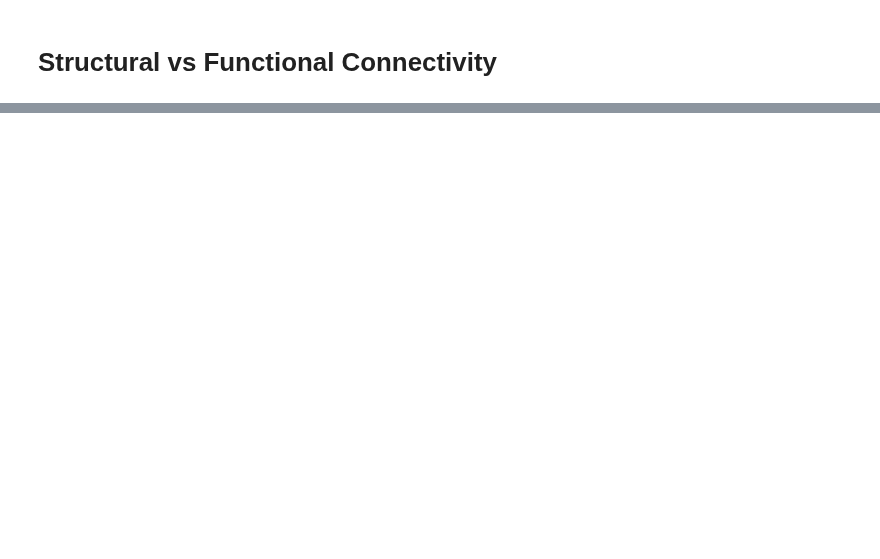
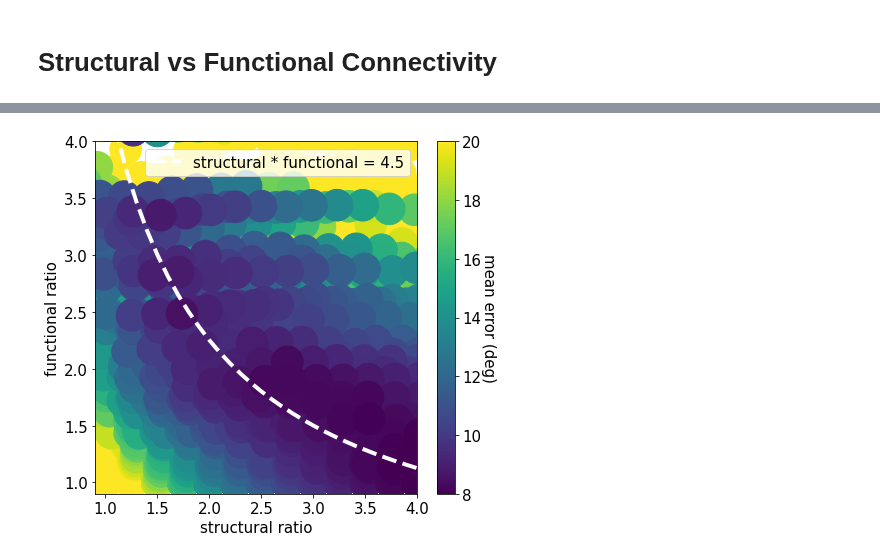
Before and after one commit to azaho/ccn_story3, a Jupyter notebook: radius.ipynb, the cells around one changed output, grey strips where cells are left out. Saved outputs shown, nothing was run; the diff lists cells and outputs as text; code cells hidden in the pictures; blank space fills up the shorter version.

```diff
--- a/radius.ipynb
+++ b/radius.ipynb
@@ -56,0 +99,28 @@ def load_network_errors(shuffle_amount, scale_factor):
+# %%
+fig = plt.figure(figsize=(4.5*1.5, 4*1.5))
+plt.rc('font', **{'family': 'DejaVu Sans', 'weight': 'normal', 'size': 15})
+
+vmin, vmax = 8, 20
+x = factors.reshape(-1, 3)[:, 1]
+y = factors.reshape(-1, 3)[:, 2]
+e = np.clip(factors.reshape(-1, 3)[:, 0], vmin, vmax)
+
+order = np.arange(len(e))
+order = np.argsort(e)[::-1]
+scatter = plt.scatter(x[order], y[order], 1000, alpha=1, c=e[order], cmap='viridis', vmin=vmin, vmax=vmax)
+cbar = plt.colorbar(scatter)
+cbar.set_label('mean error (deg)', rotation=270, labelpad=15)
+
+xx = np.linspace(0.1, 10, 100)
+plt.plot(xx, 4.5/xx, "--", color="white", alpha=1, linewidth=4, label="structural * functional = 4.5")
+
+plt.ylabel("functional ratio")
+plt.xlabel("structural ratio")
+plt.legend(loc=1)
+
+plt.ylim(.9, 4)
+plt.xlim(.9, 4)
+plt.tight_layout()
+plt.show()
+# %% [output]
+[figure, added]
```
Also changed, not shown: parts of 4 cells of this notebook, 4 other files.
